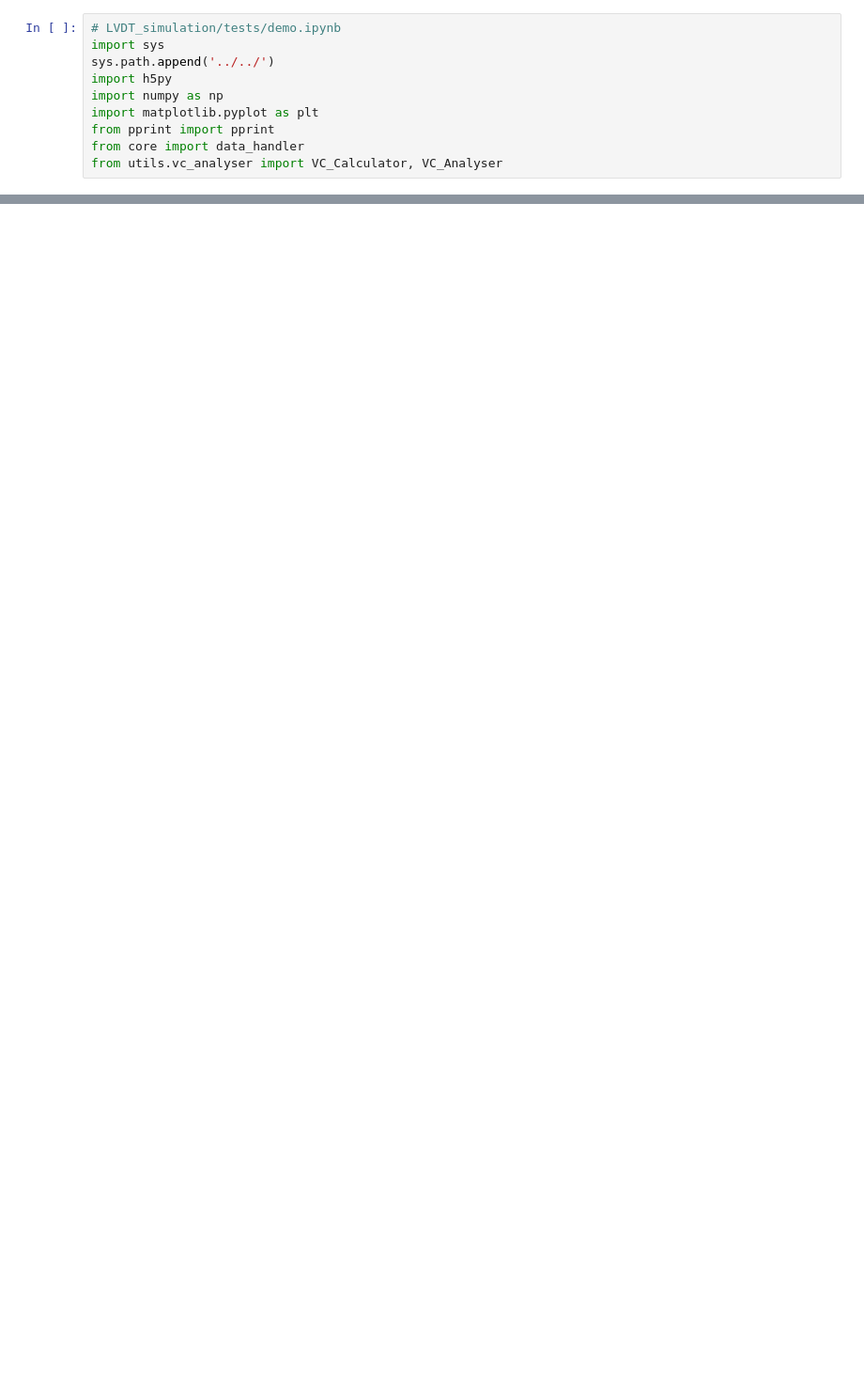
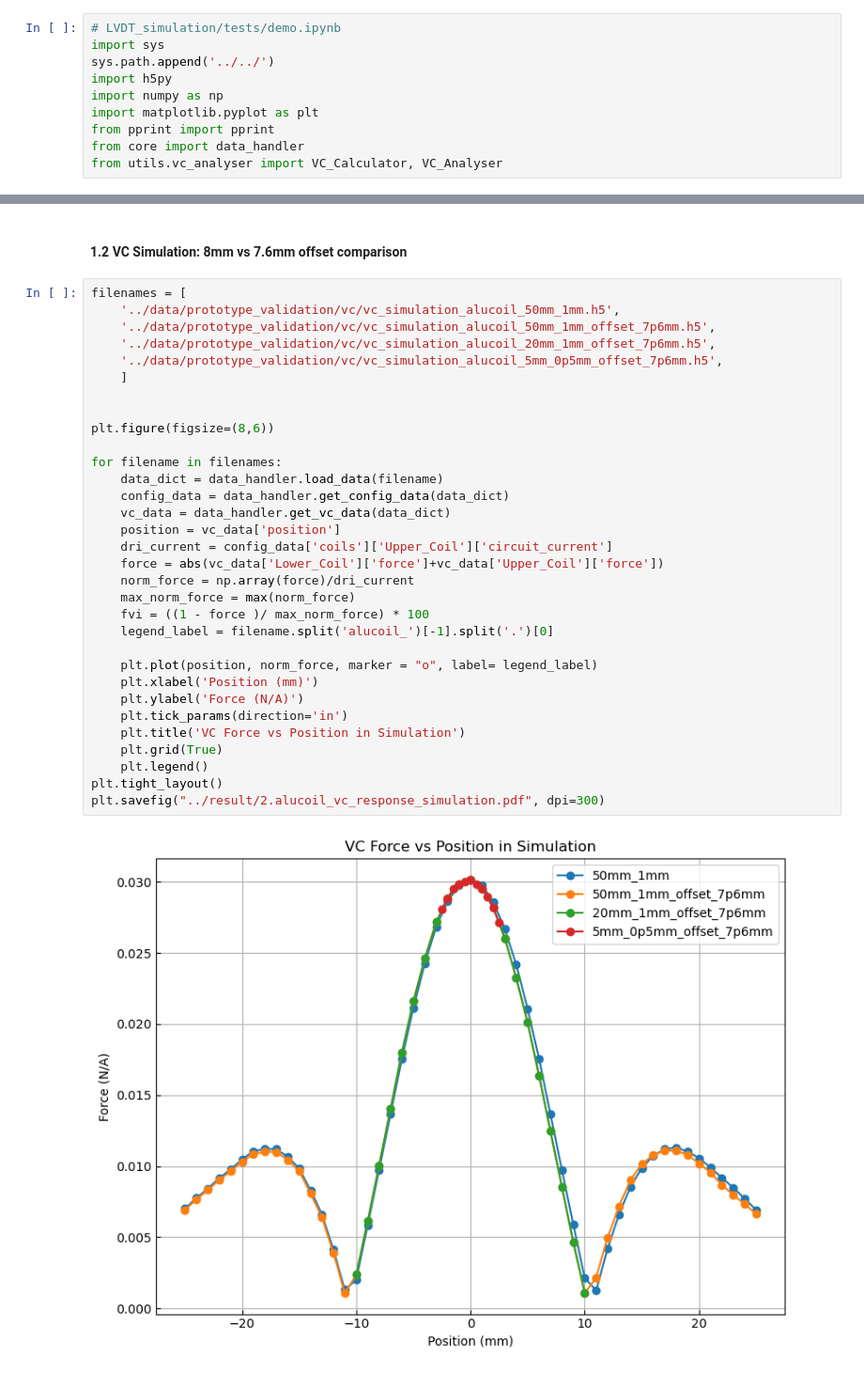
Before and after one commit to li-pengbo/femm-lvdt, a Jupyter notebook: simulation/notebook/sim_prototype_validation.ipynb, the cells around one changed output, grey strips where cells are left out. Shown at 94% size. Drawn from its saved outputs; the diff is of its cells as text; blank space fills up the shorter version.

```diff
--- a/simulation/notebook/sim_prototype_validation.ipynb
+++ b/simulation/notebook/sim_prototype_validation.ipynb
@@ -458,0 +49,36 @@ plt.tight_layout()
+# %% [markdown]
+#### 1.2 VC Simulation: 8mm vs 7.6mm offset comparison
+# %%
+filenames = [
+    '../data/prototype_validation/vc/vc_simulation_alucoil_50mm_1mm.h5',
+    '../data/prototype_validation/vc/vc_simulation_alucoil_50mm_1mm_offset_7p6mm.h5',
+    '../data/prototype_validation/vc/vc_simulation_alucoil_20mm_1mm_offset_7p6mm.h5',
+    '../data/prototype_validation/vc/vc_simulation_alucoil_5mm_0p5mm_offset_7p6mm.h5',
+    ]
+
+
+plt.figure(figsize=(8,6))
+
+for filename in filenames:
+    data_dict = data_handler.load_data(filename)
+    config_data = data_handler.get_config_data(data_dict)
+    vc_data = data_handler.get_vc_data(data_dict)
+    position = vc_data['position']
+    dri_current = config_data['coils']['Upper_Coil']['circuit_current']
+    force = abs(vc_data['Lower_Coil']['force']+vc_data['Upper_Coil']['force'])
+    norm_force = np.array(force)/dri_current
+    max_norm_force = max(norm_force)
+    fvi = ((1 - force )/ max_norm_force) * 100
+    legend_label = filename.split('alucoil_')[-1].split('.')[0]
+
+    plt.plot(position, norm_force, marker = "o", label= legend_label)
+    plt.xlabel('Position (mm)')
+    plt.ylabel('Force (N/A)')
+    plt.tick_params(direction='in')
+    plt.title('VC Force vs Position in Simulation')
+    plt.grid(True)
+    plt.legend()
+plt.tight_layout()
+plt.savefig("../result/2.alucoil_vc_response_simulation.pdf", dpi=300)
+# %% [output]
+[figure, added]
```
Also changed, not shown: parts of 33 cells of this notebook, 8 other files.
